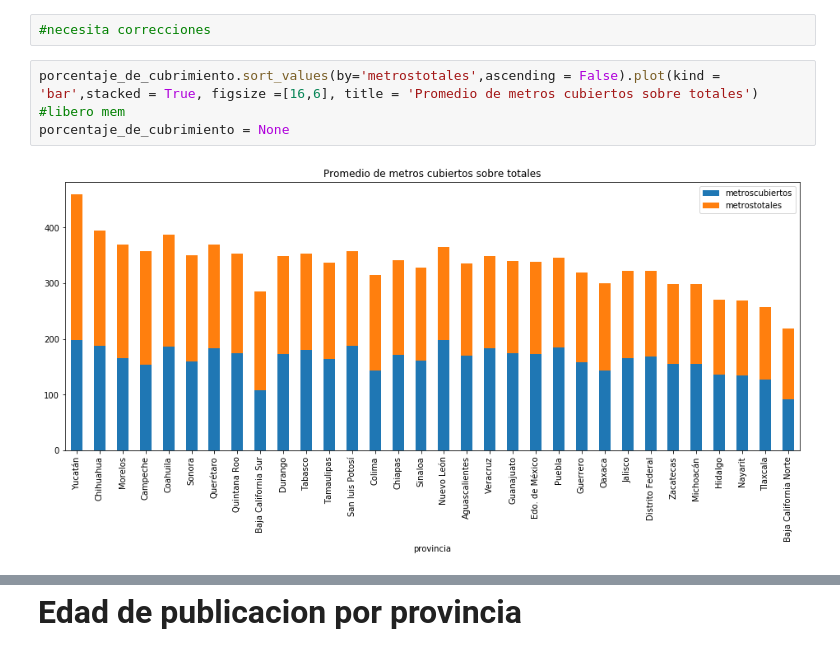
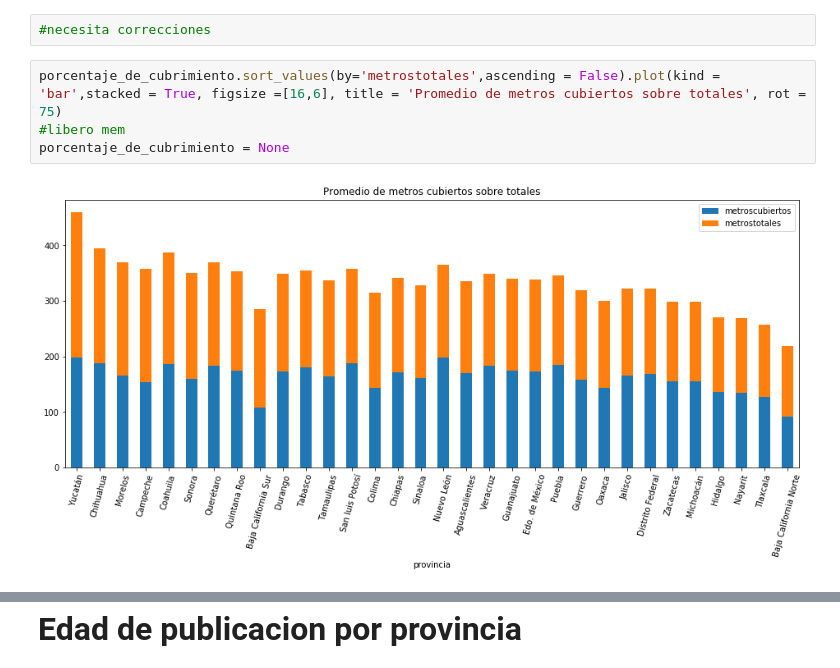
Before and after one commit to PBrrtrn/7506-organizacion-de-datos, a Jupyter notebook: src/exp/exploracion_por_provincia.ipynb, the cells around one changed output, grey strips where cells are left out. Drawn from its saved outputs; the diff is of its cells as text.

```diff
--- a/src/exp/exploracion_por_provincia.ipynb
+++ b/src/exp/exploracion_por_provincia.ipynb
@@ -128,11 +141,11 @@ porcentaje_de_cubrimiento.head()
 # %%
 #necesita correcciones
 # %%
-porcentaje_de_cubrimiento.sort_values(by='metrostotales',ascending = False).plot(kind = 'bar',stacked = True, figsize =[16,6], title = 'Promedio de metros cubiertos sobre totales')
+porcentaje_de_cubrimiento.sort_values(by='metrostotales',ascending = False).plot(kind = 'bar',stacked = True, figsize =[16,6], title = 'Promedio de metros cubiertos sobre totales', rot = 75)
 #libero mem
 porcentaje_de_cubrimiento = None
 # %% [output]
-[figure, old version]
+[figure, new version]
 # %%
 por_provincia_cured = por_provincia.dropna()
 por_provincia_cured['valor_metrototal'] = 1000*por_provincia_cured['metrostotales']/por_provincia_cured['precio_en_miles']
```
Also changed, not shown: parts of 5 cells of this notebook.
